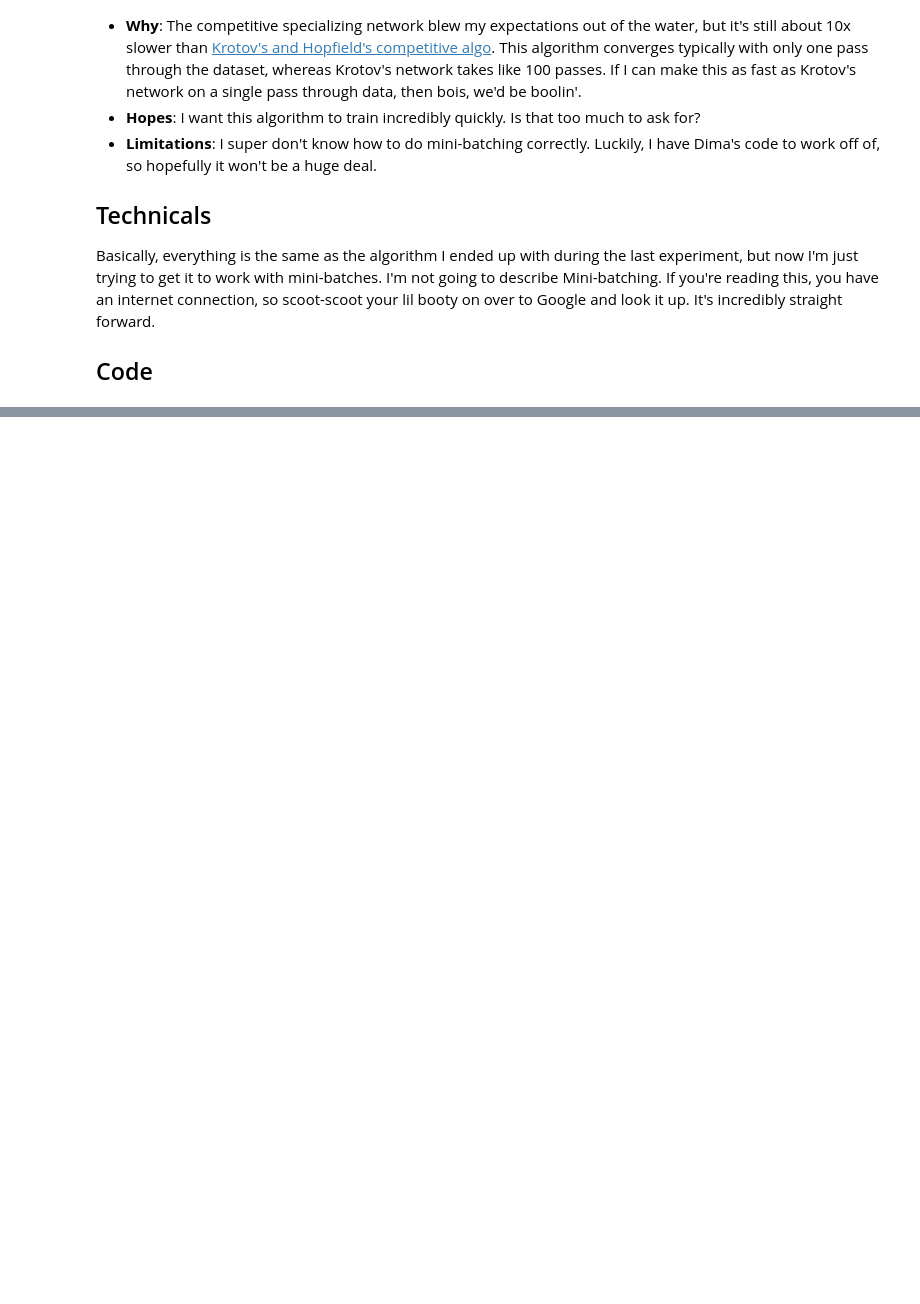
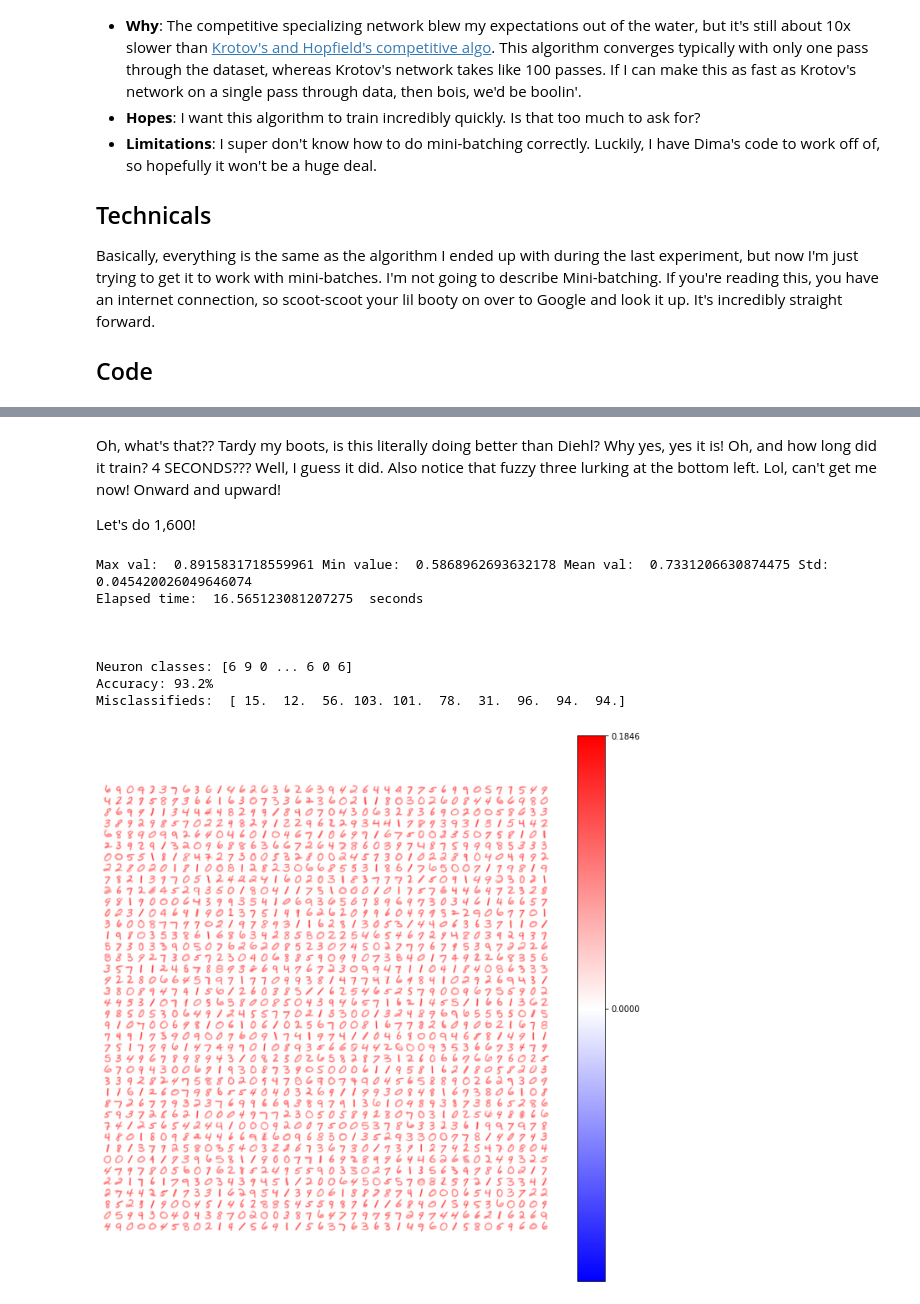
Before and after one commit to DGeisz/CodeX, a Jupyter notebook: Reductionist Quasi-Isomorphisms/11_26_2020_experiment_comp_spec_mini_batch/Experiment.ipynb, the cells around one changed output, grey strips where cells are left out. Cells and saved outputs as stored; diff of their text form; code cells hidden in the pictures; blank space fills up the shorter version.

```diff
--- a/Reductionist Quasi-Isomorphisms/11_26_2020_experiment_comp_spec_mini_batch/Experiment.ipynb
+++ b/Reductionist Quasi-Isomorphisms/11_26_2020_experiment_comp_spec_mini_batch/Experiment.ipynb
@@ -87,0 +242,34 @@ def wta_classification(w, T_s):
+# %% [markdown]
+Oh, what's that?? Tardy my boots, is this literally doing better than Diehl?  Why yes, yes it is!  Oh, and how long did it train?  4 SECONDS???  Well, I guess it did.  Also notice that fuzzy three lurking at the bottom left.  Lol, can't get me now!  Onward and upward!
+
+Let's do 1,600!
+# %%
+%matplotlib inline
+fig=plt.figure(figsize=(12,12))
+
+mu = 0
+sig = 1
+Kx = 40
+Ky = 40
+Nep = 1
+T_s = 60000
+xi = 0.1
+theta = 2 / 17
+phi = 2 / 11
+
+B = 200 #Batch size
+
+(w, _) = run_comp_spec_mb(flat_x, S, L, Kx, Ky, Nep, T_s, xi, phi, B)
+print("\n\n")
+wta_classification(w, T_s)
+draw_weights(w, Kx, Ky)
+# %% [output]
+Max val:  0.8915831718559961 Min value:  0.5868962693632178 Mean val:  0.7331206630874475 Std:  0.045420026049646074
+Elapsed time:  16.565123081207275  seconds
+
+
+
+Neuron classes: [6 9 0 ... 6 0 6]
+Accuracy: 93.2%
+Misclassifieds:  [ 15.  12.  56. 103. 101.  78.  31.  96.  94.  94.]
+[figure, added]
```
Also changed, not shown: parts of 18 cells of this notebook.
